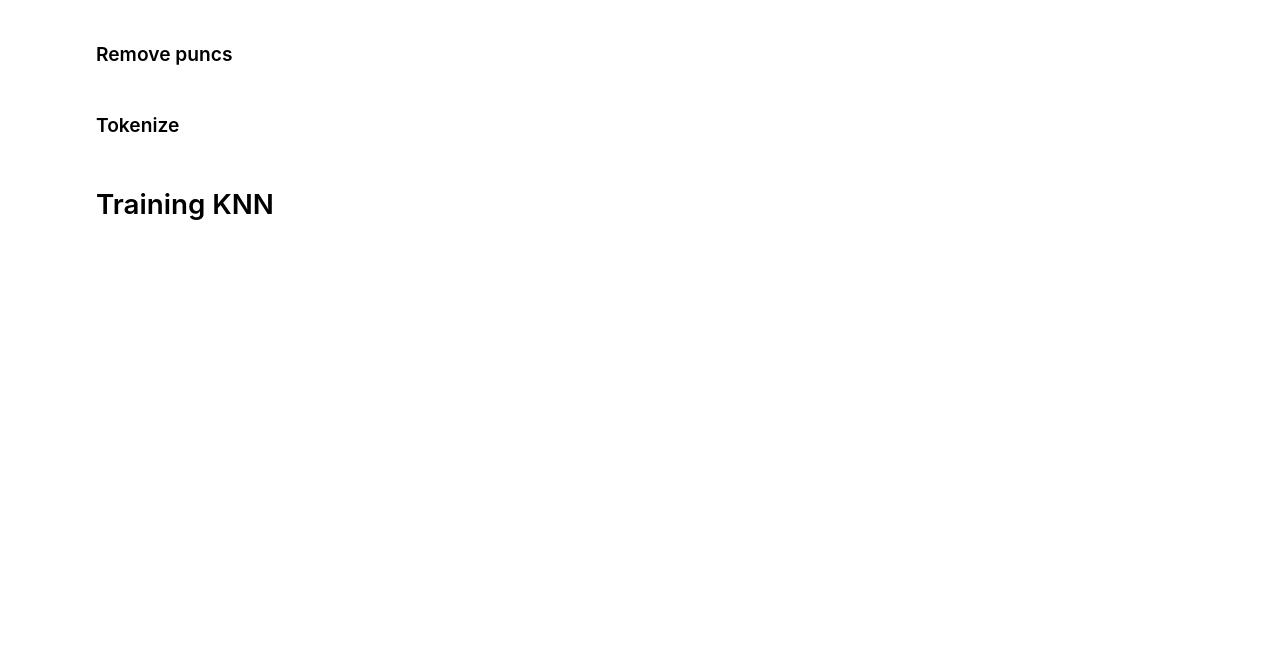
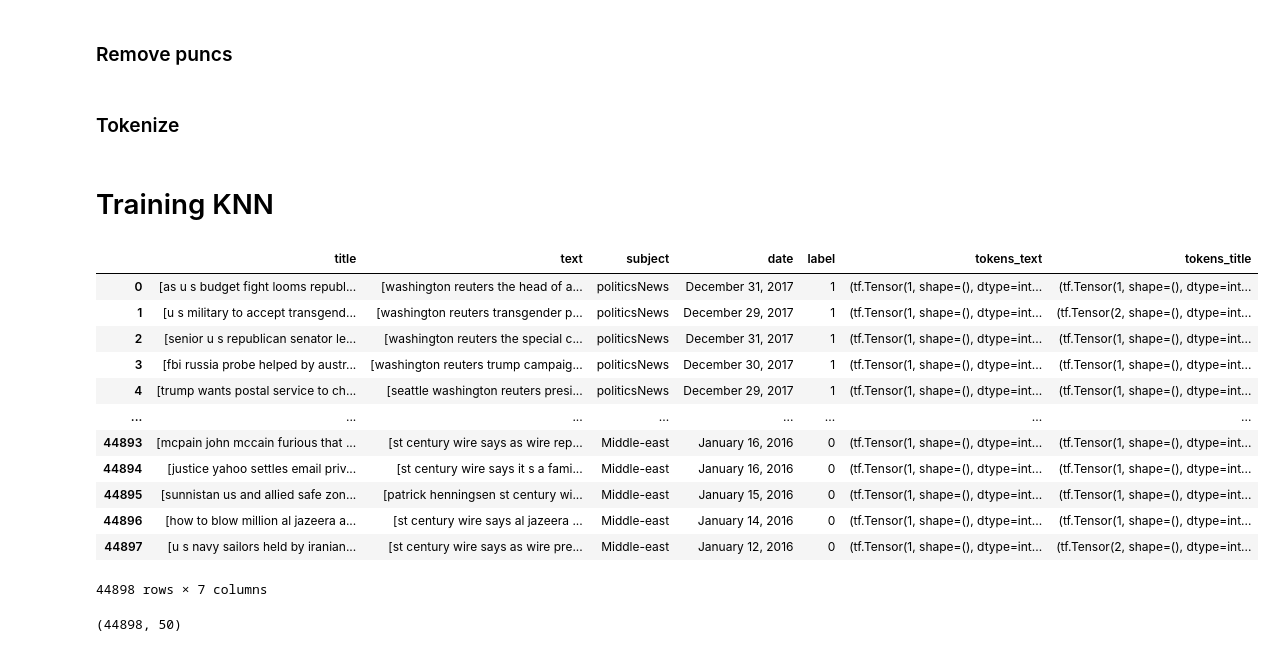
Before and after one commit to 4mirfar/NLPlayground, a Jupyter notebook: fake_news_detector.ipynb, the cells around one changed output. Saved outputs shown, nothing was run; the diff lists cells and outputs as text; code cells hidden in the pictures; blank space fills up the shorter version.

```diff
--- a/fake_news_detector.ipynb
+++ b/fake_news_detector.ipynb
@@ -136,3 +136,21 @@ dataset["padded_title_seqs"] = dataset["title_sequences"].apply(pad_sequences(pa
 dataset.to_csv('data/datasetV2.csv', index=False)
 # %%
 dataset.to_pickle('data/datasetV2.pkl')
+# %%
+dataset = pd.read_pickle('data/datasetV2.pkl')
+# %%
+dataset
+# %% [output]
+|  | title | text | subject | date | label | tokens_text | tokens_title |
+| 0 | [as u s budget fight looms republ... | [washington reuters the head of a... | politicsNews | December 31, 2017 | 1 | (tf.Tensor(1, shape=(), dtype=int... | (tf.Tensor(1, shape=(), dtype=int... |
+| 1 | [u s military to accept transgend... | [washington reuters transgender p... | politicsNews | December 29, 2017 | 1 | (tf.Tensor(1, shape=(), dtype=int... | (tf.Tensor(2, shape=(), dtype=int... |
+| 2 | [senior u s republican senator le... | [washington reuters the special c... | politicsNews | December 31, 2017 | 1 | (tf.Tensor(1, shape=(), dtype=int... | (tf.Tensor(1, shape=(), dtype=int... |
+| 3 | [fbi russia probe helped by austr... | [washington reuters trump campaig... | politicsNews | December 30, 2017 | 1 | (tf.Tensor(1, shape=(), dtype=int... | (tf.Tensor(1, shape=(), dtype=int... |
+| 4 | [trump wants postal service to ch... | [seattle washington reuters presi... | politicsNews | December 29, 2017 | 1 | (tf.Tensor(1, shape=(), dtype=int... | (tf.Tensor(1, shape=(), dtype=int... |
+| ... | ... | ... | ... | ... | ... | ... | ... |
+| 44893 | [mcpain john mccain furious that ... | [st century wire says as wire rep... | Middle-east | January 16, 2016 | 0 | (tf.Tensor(1, shape=(), dtype=int... | (tf.Tensor(1, shape=(), dtype=int... |
+| 44894 | [justice yahoo settles email priv... | [st century wire says it s a fami... | Middle-east | January 16, 2016 | 0 | (tf.Tensor(1, shape=(), dtype=int... | (tf.Tensor(1, shape=(), dtype=int... |
+| 44895 | [sunnistan us and allied safe zon... | [patrick henningsen st century wi... | Middle-east | January 15, 2016 | 0 | (tf.Tensor(1, shape=(), dtype=int... | (tf.Tensor(1, shape=(), dtype=int... |
+| 44896 | [how to blow million al jazeera a... | [st century wire says al jazeera ... | Middle-east | January 14, 2016 | 0 | (tf.Tensor(1, shape=(), dtype=int... | (tf.Tensor(1, shape=(), dtype=int... |
+| 44897 | [u s navy sailors held by iranian... | [st century wire says as wire pre... | Middle-east | January 12, 2016 | 0 | (tf.Tensor(1, shape=(), dtype=int... | (tf.Tensor(2, shape=(), dtype=int... |
+44898 rows × 7 columns
@@ -138,0 +166,5 @@ dataset.to_pickle('data/datasetV2.pkl')
+# %%
+X_text_padded.shape
+# good!
+# %% [output]
+(44898, 50)
```
Also changed, not shown: parts of 18 cells of this notebook.
